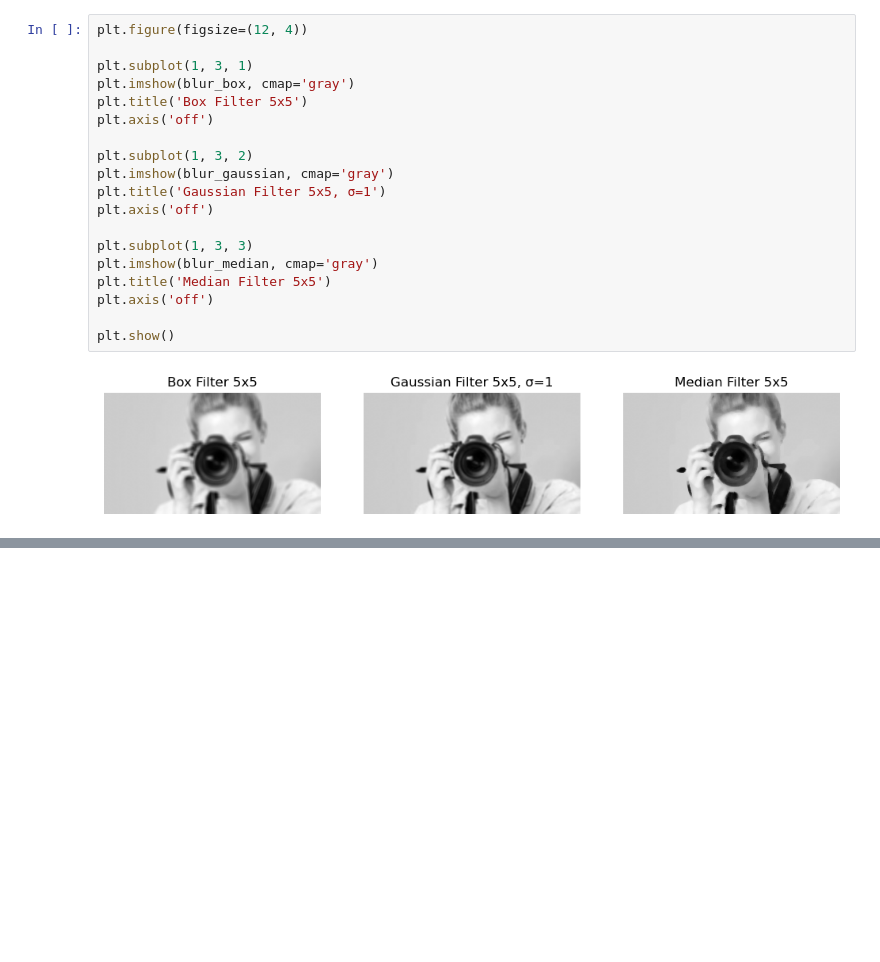
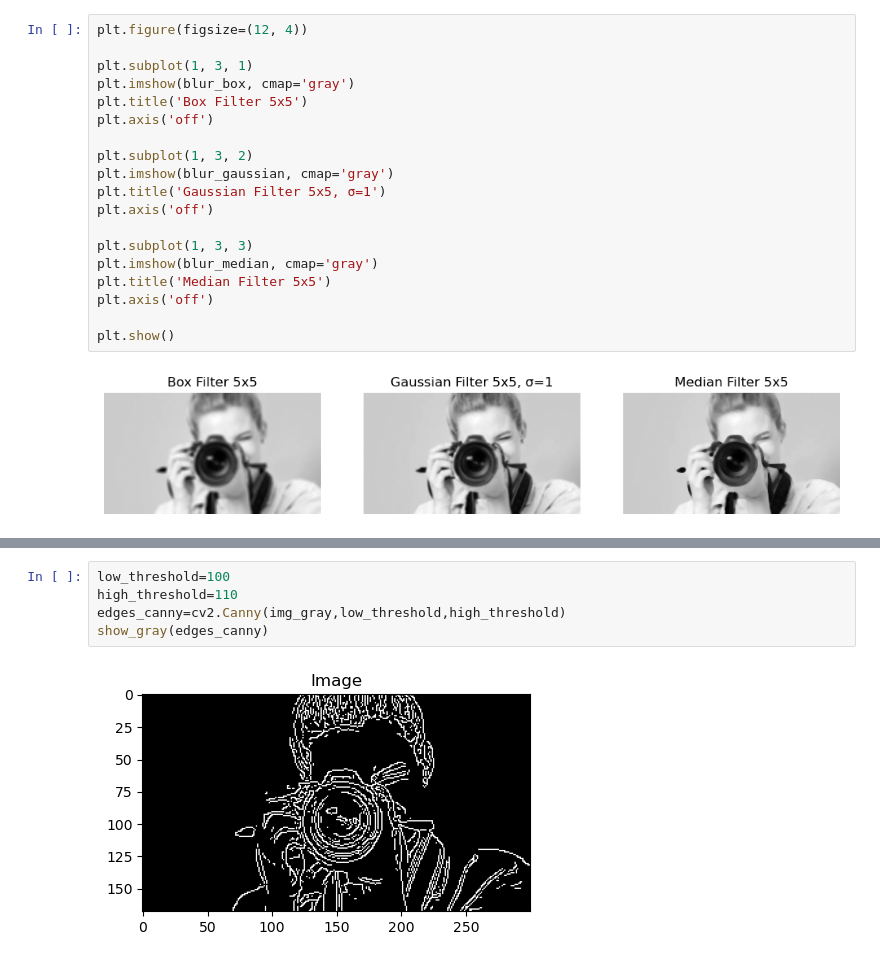
Before and after one commit to Darshan2082002/Python-Project-for-my-understanding, a Jupyter notebook: CV/CV_convolution_operation.ipynb, the cells around one changed output, grey strips where cells are left out. Drawn from its saved outputs; the diff is of its cells as text; blank space fills up the shorter version.

```diff
--- a/CV/CV_convolution_operation.ipynb
+++ b/CV/CV_convolution_operation.ipynb
@@ -93,0 +104,7 @@ plt.show()
+# %%
+low_threshold=100
+high_threshold=110
+edges_canny=cv2.Canny(img_gray,low_threshold,high_threshold)
+show_gray(edges_canny)
+# %% [output]
+[figure, added]
```
Also changed, not shown: parts of 10 cells of this notebook, 3 other files.
